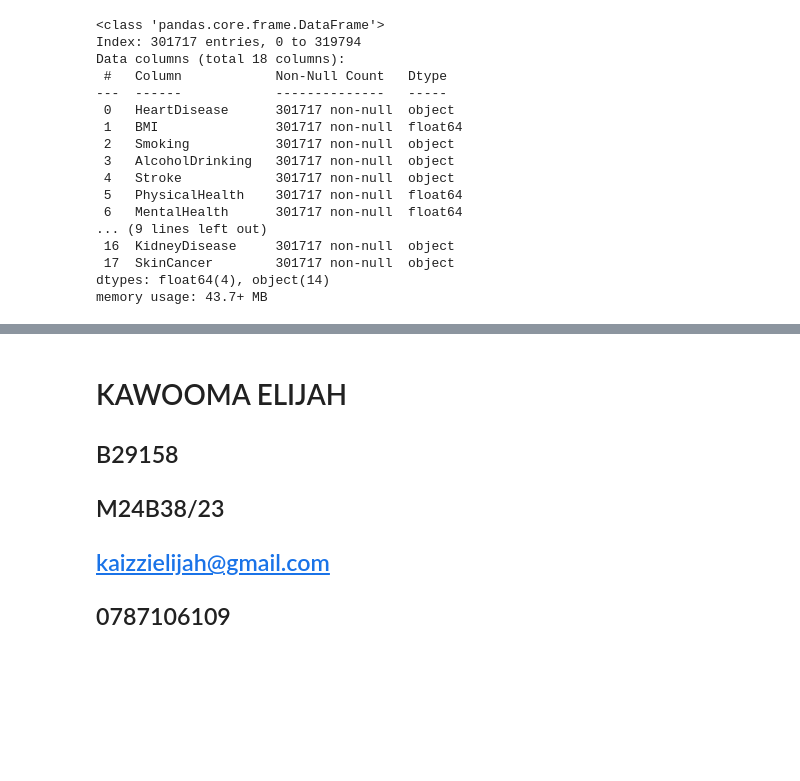
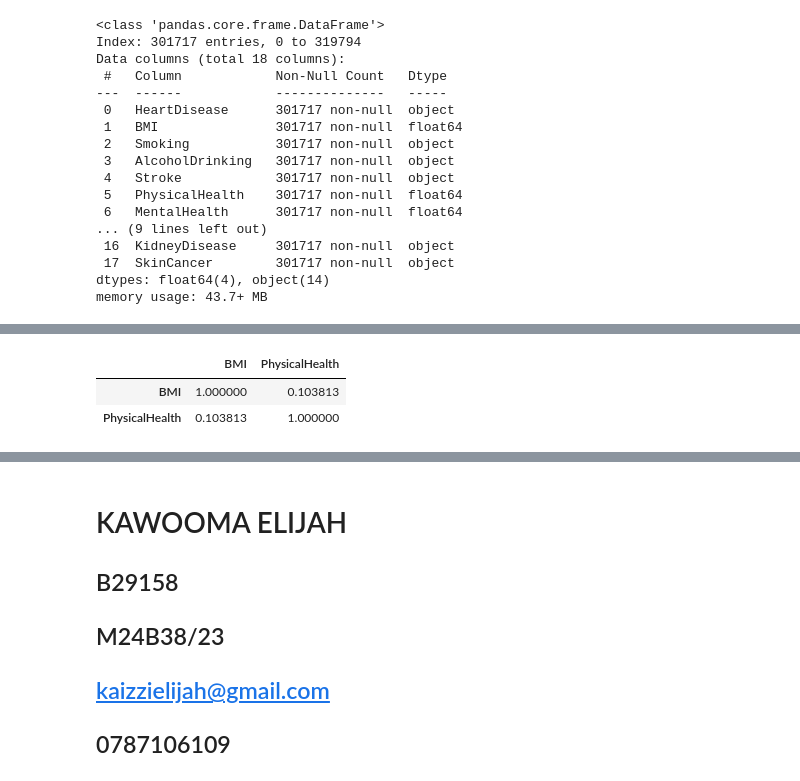
Before and after one commit to TheGreatday21/Python-Development, a Jupyter notebook: jupyter_practice.ipynb/KawoomaElijah.ipynb, the cells around one changed output, grey strips where cells are left out. Drawn from its saved outputs; the diff is of its cells as text; code cells hidden in the pictures; blank space fills up the shorter version.

```diff
--- a/jupyter_practice.ipynb/heart_diseas.ipynb
+++ b/jupyter_practice.ipynb/KawoomaElijah.ipynb
@@ -20,2 +11,2 @@ import seaborn as sn
 # %%
-H_D = pd.read_csv("/Users/keksmacbookair/Desktop/COURSE_WORKS/course_work_sem_2/Database_Design_and_Applications/data_sets/Heart_disease.csv")
+H_D = pd.read_csv("/Users/keksmacbookair/Desktop/COURSE_WORKS/course_work_sem_2/Probability_and_statistics/data_Sets/Heart_disease.csv")
@@ -131,0 +135,11 @@ dtype: object
+# %%
+## Discretize the cont feature into bins
+bins = [0, 10, 20, 30]
+labels = ['0-10', '10-20', '20-30']
+
+## create a new column carat_bin
+H_D_new['physical_bin'] = pd.cut(H_D_new['PhysicalHealth'], bins = bins, labels=labels, right=False)
+
+## calculating the Marginal Probabilities
+physical_prob = H_D_new['physical_bin'].value_counts(normalize=True).sort_index()
+physical_prob
@@ -150,0 +174,9 @@ cont
+# %%
+# Statistical relationship between BMI and PhysicalHealth
+grouped_data = ['BMI', 'PhysicalHealth']
+correlation = H_D_new[grouped_data].corr()
+correlation
+# %% [output]
+|  | BMI | PhysicalHealth |
+| BMI | 1.000000 | 0.103813 |
+| PhysicalHealth | 0.103813 | 1.000000 |
```
Also changed, not shown: parts of 27 cells of this notebook, 2 other files.
